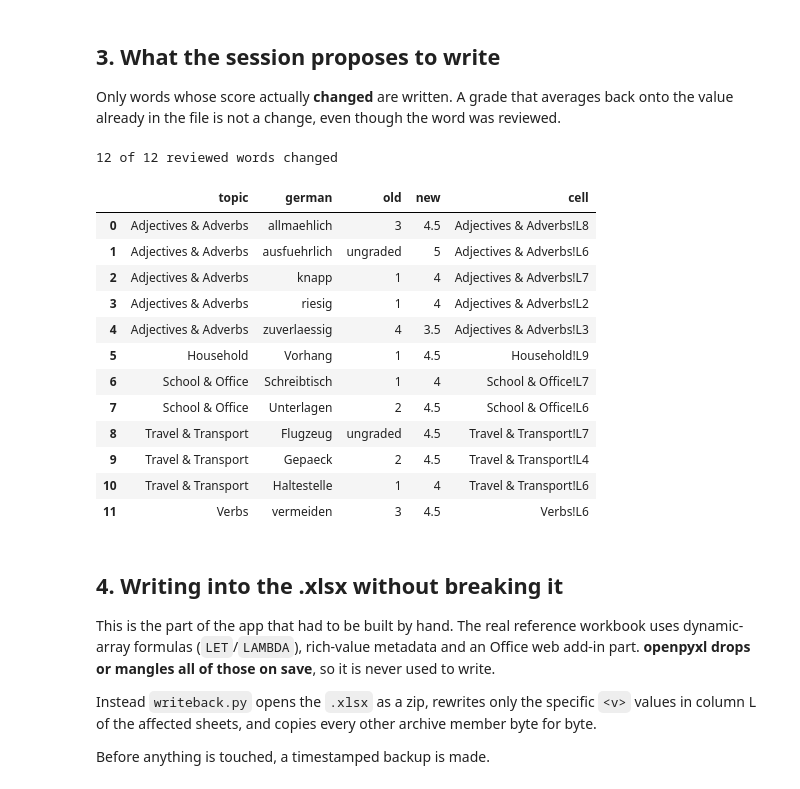
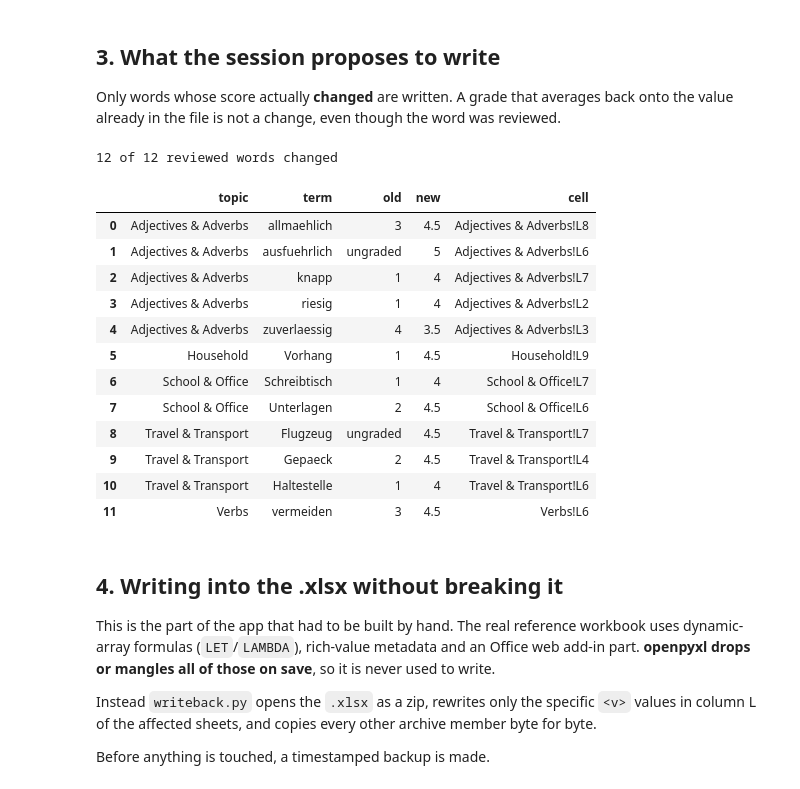
Before and after one commit to Fazel-AVB/language_flashcards, a Jupyter notebook: experiments/03_grading_and_writeback.ipynb, the cells around one changed output. Cells and saved outputs as stored; diff of their text form; code cells hidden in the pictures.

```diff
--- a/experiments/03_grading_and_writeback.ipynb
+++ b/experiments/03_grading_and_writeback.ipynb
@@ -136,7 +136,7 @@ while app.st.session_state["stage"] == "review" and len(trace) < MAX_CARDS:
     grade = rng.choices([2, 3, 4, 5], weights=[1, 2, 3, 5])[0]   # an honest-ish learner
     app._grade_current(grade)
     trace.append({
-        "step": len(trace) + 1, "word": by_id[cid].german,
+        "step": len(trace) + 1, "word": by_id[cid].term,
         "before": format_confidence(before), "pressed": grade,
         "after": format_confidence(app._effective_confidence(by_id[cid])),
         "phase": "first pass" if len(trace) < SIZE else "repeat",
@@ -220,16 +220,16 @@ the value already in the file is not a change, even though the word was reviewed
 # %%
 changes = app.st.session_state["changes"]
 summary = pd.DataFrame([
-    {"topic": by_id[cid].topic, "german": by_id[cid].german,
+    {"topic": by_id[cid].topic, "term": by_id[cid].term,
      "old": format_confidence(by_id[cid].confidence), "new": format_confidence(new),
      "cell": f"{by_id[cid].sheet}!L{by_id[cid].row}"}
     for cid, new in changes.items()
-]).sort_values(["topic", "german"]).reset_index(drop=True)
+]).sort_values(["topic", "term"]).reset_index(drop=True)
 print(f"{len(changes)} of {SIZE} reviewed words changed")
 summary
 # %% [output]
 12 of 12 reviewed words changed
-|  | topic | german | old | new | cell |
+|  | topic | term | old | new | cell |
 | 0 | Adjectives & Adverbs | allmaehlich | 3 | 4.5 | Adjectives & Adverbs!L8 |
 | 1 | Adjectives & Adverbs | ausfuehrlich | ungraded | 5 | Adjectives & Adverbs!L6 |
 | 2 | Adjectives & Adverbs | knapp | 1 | 4 | Adjectives & Adverbs!L7 |
```
Also changed, not shown: parts of 5 cells of this notebook, 16 other files.
